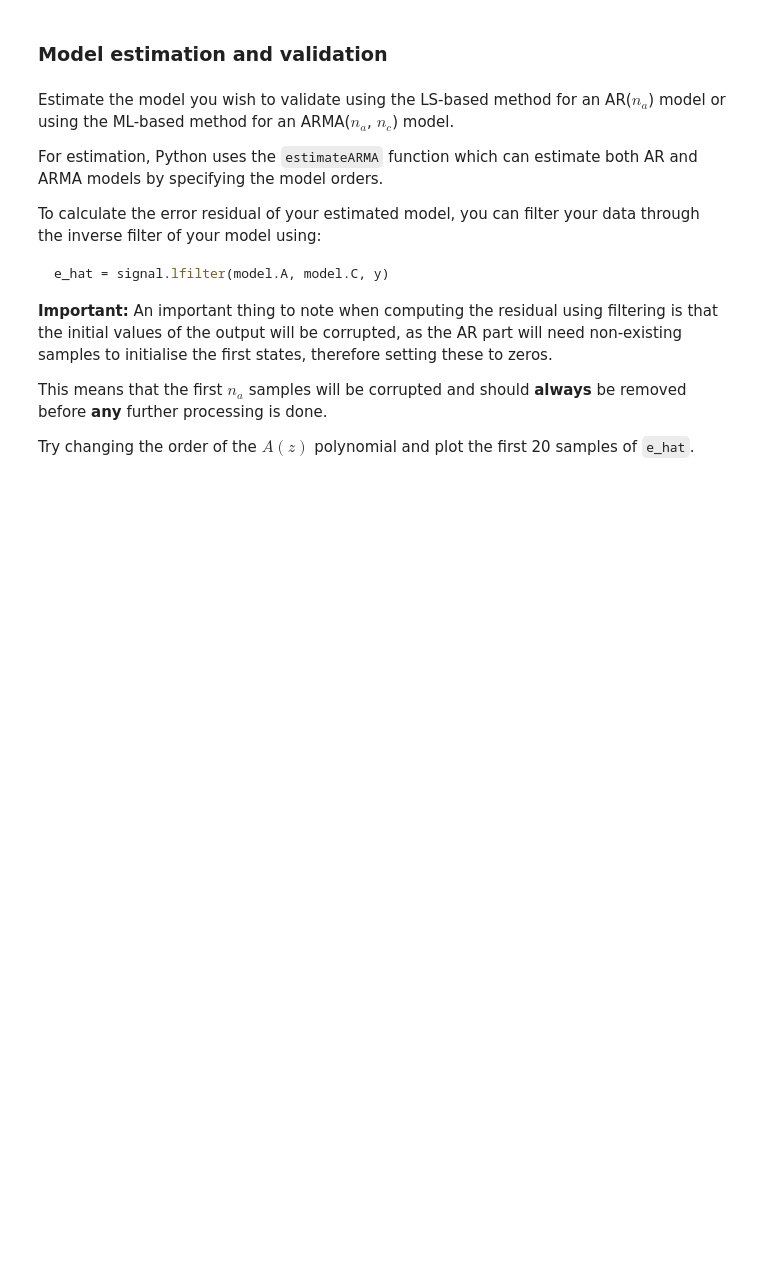
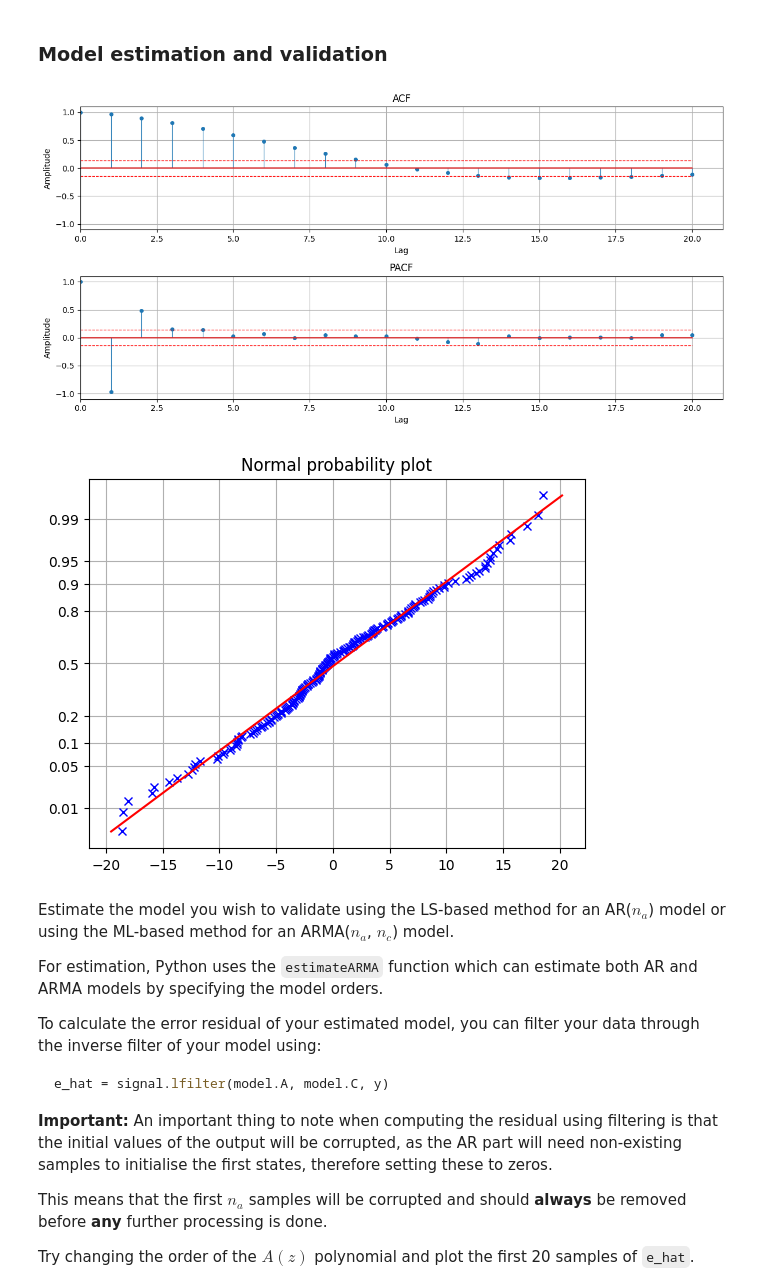
Before and after one commit to andreasjak/TimeSeriesAnalysis, a Jupyter notebook: labs/lab1.ipynb, the cells around one changed output. Saved outputs shown, nothing was run; the diff lists cells and outputs as text; code cells hidden in the pictures; blank space fills up the shorter version.

```diff
--- a/labs/lab1.ipynb
+++ b/labs/lab1.ipynb
@@ -198,8 +202,11 @@ plt.show()
 ### Model estimation and validation
 # %%
 # Basic analysis of y1 using ACF, PACF, and normplot take a look on how plotACFnPACF() and normplot() is implemented in analysis.py:
-plotACFnPACF(??)
-normplot(??)
+plotACFnPACF(y1, m)
+normplot(y1)
+# %% [output]
+[figure, added]
+[figure, added]
 # %% [markdown]
 Estimate the model you wish to validate using the LS-based method for an AR($n_a$) model or using the ML-based method for an ARMA($n_a$, $n_c$) model.
 
```
Also changed, not shown: parts of 16 cells of this notebook.
